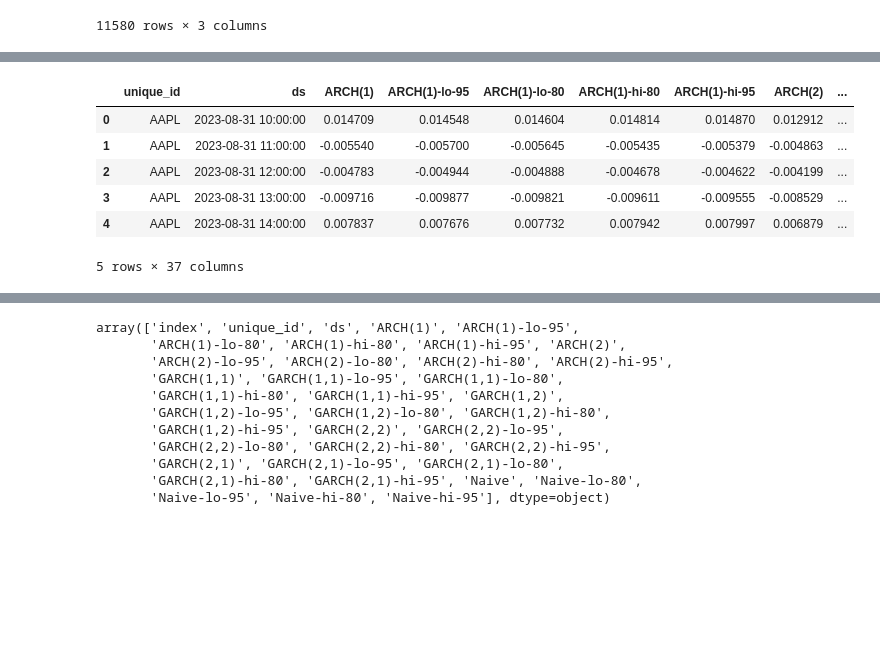
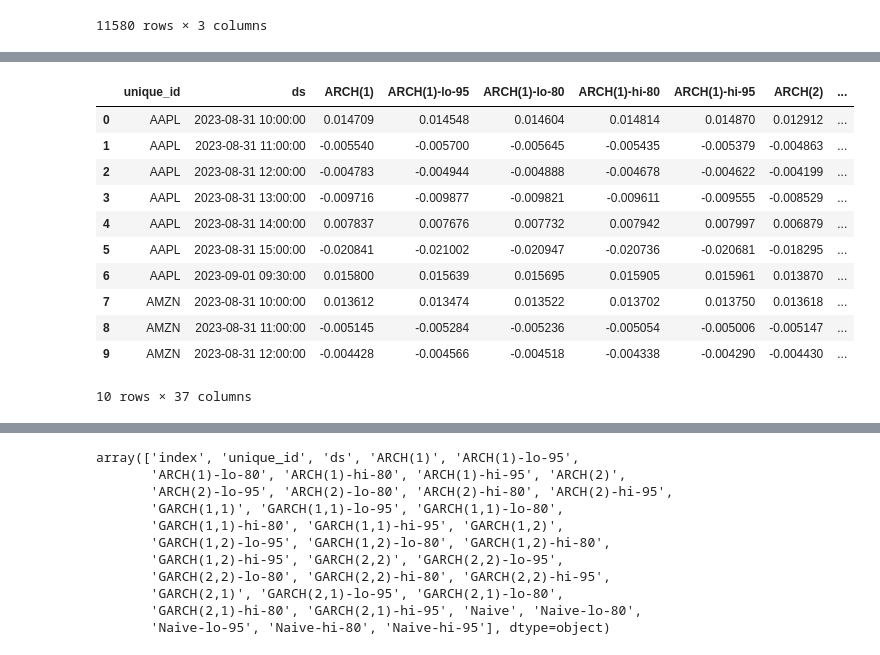
Before and after one commit to beverm2391/forecasting-experiments-v1, a Jupyter notebook: notebooks/nixtla-volatility-forecasting-tutorial-v2.ipynb, the cells around one changed output, grey strips where cells are left out. Cells and saved outputs as stored; diff of their text form; code cells hidden in the pictures; blank space fills up the shorter version.

```diff
--- a/notebooks/nixtla-volatility-forecasting-tutorial-v2.ipynb
+++ b/notebooks/nixtla-volatility-forecasting-tutorial-v2.ipynb
@@ -160,14 +176,19 @@ mae.style.highlight_min(color = 'lightblue', axis = 1)
 # %%
 levels = [80, 95] # confidence levels for the prediction intervals
 
 forecasts = sf.forecast(h=7, level=levels)
 forecasts = forecasts.reset_index()
-forecasts.head()
+forecasts.head(10)
 # %% [output]
 |  | unique_id | ds | ARCH(1) | ARCH(1)-lo-95 | ARCH(1)-lo-80 | ARCH(1)-hi-80 | ARCH(1)-hi-95 | ARCH(2) | ... |
 | 0 | AAPL | 2023-08-31 10:00:00 | 0.014709 | 0.014548 | 0.014604 | 0.014814 | 0.014870 | 0.012912 | ... |
 | 1 | AAPL | 2023-08-31 11:00:00 | -0.005540 | -0.005700 | -0.005645 | -0.005435 | -0.005379 | -0.004863 | ... |
 | 2 | AAPL | 2023-08-31 12:00:00 | -0.004783 | -0.004944 | -0.004888 | -0.004678 | -0.004622 | -0.004199 | ... |
 | 3 | AAPL | 2023-08-31 13:00:00 | -0.009716 | -0.009877 | -0.009821 | -0.009611 | -0.009555 | -0.008529 | ... |
 | 4 | AAPL | 2023-08-31 14:00:00 | 0.007837 | 0.007676 | 0.007732 | 0.007942 | 0.007997 | 0.006879 | ... |
+| 5 | AAPL | 2023-08-31 15:00:00 | -0.020841 | -0.021002 | -0.020947 | -0.020736 | -0.020681 | -0.018295 | ... |
+| 6 | AAPL | 2023-09-01 09:30:00 | 0.015800 | 0.015639 | 0.015695 | 0.015905 | 0.015961 | 0.013870 | ... |
+| 7 | AMZN | 2023-08-31 10:00:00 | 0.013612 | 0.013474 | 0.013522 | 0.013702 | 0.013750 | 0.013618 | ... |
+| 8 | AMZN | 2023-08-31 11:00:00 | -0.005145 | -0.005284 | -0.005236 | -0.005054 | -0.005006 | -0.005147 | ... |
+| 9 | AMZN | 2023-08-31 12:00:00 | -0.004428 | -0.004566 | -0.004518 | -0.004338 | -0.004290 | -0.004430 | ... |
-5 rows × 37 columns
+10 rows × 37 columns
```
Also changed, not shown: parts of 8 cells of this notebook, 1 other file.
